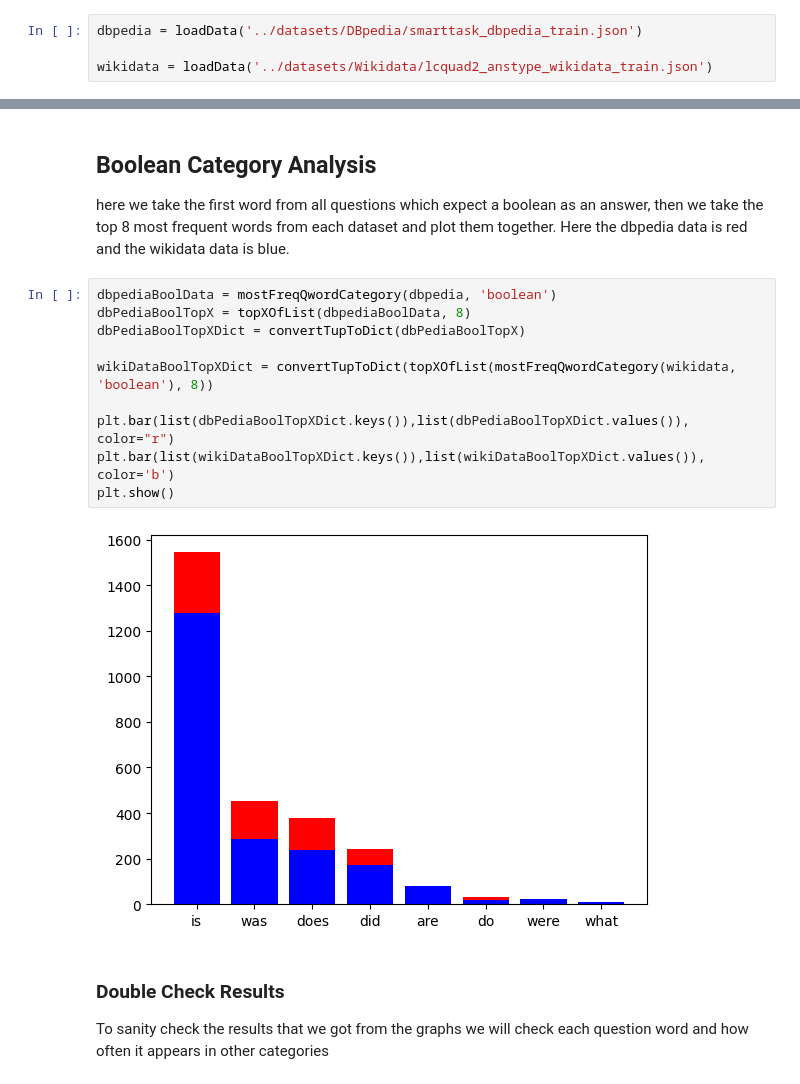
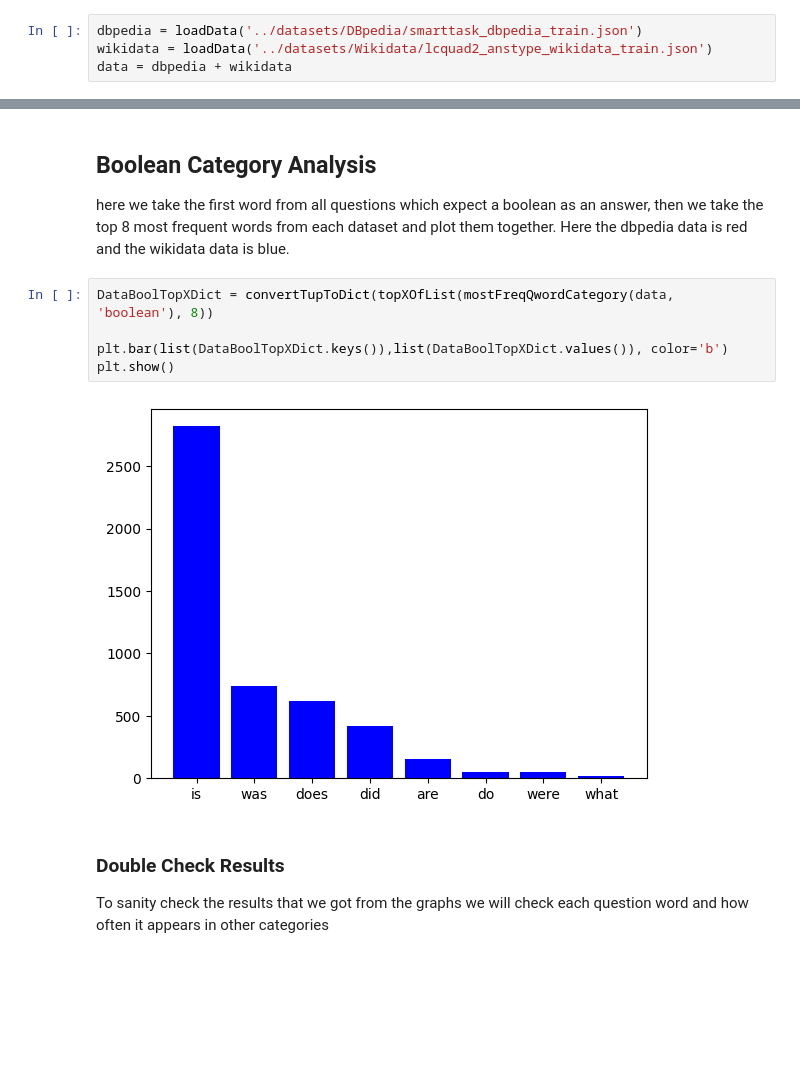
Before and after one commit to sbthepotato/DAT640-Project-22H, a Jupyter notebook: analysis/analysis.ipynb, the cells around one changed output, grey strips where cells are left out. Saved outputs shown, nothing was run; the diff lists cells and outputs as text; blank space fills up the shorter version.

```diff
--- a/analysis/analysis.ipynb
+++ b/analysis/analysis.ipynb
@@ -26,8 +26,8 @@ def loadData(filelocation):
         return json.load(file)
 # %%
 dbpedia = loadData('../datasets/DBpedia/smarttask_dbpedia_train.json')
-
 wikidata = loadData('../datasets/Wikidata/lcquad2_anstype_wikidata_train.json')
+data = dbpedia + wikidata
 # %% [markdown]
 ## Category Analysis Functions
 
@@ -112,17 +112,12 @@ def convertTupToDict(tuple):
 
 here we take the first word from all questions which expect a boolean as an answer, then we take the top 8 most frequent words from each dataset and plot them together. Here the dbpedia data is red and the wikidata data is blue.
 # %%
-dbpediaBoolData = mostFreqQwordCategory(dbpedia, 'boolean')
-dbPediaBoolTopX = topXOfList(dbpediaBoolData, 8)
-dbPediaBoolTopXDict = convertTupToDict(dbPediaBoolTopX)
+DataBoolTopXDict = convertTupToDict(topXOfList(mostFreqQwordCategory(data, 'boolean'), 8))
 
-wikiDataBoolTopXDict = convertTupToDict(topXOfList(mostFreqQwordCategory(wikidata, 'boolean'), 8))
-
-plt.bar(list(dbPediaBoolTopXDict.keys()),list(dbPediaBoolTopXDict.values()), color="r")
-plt.bar(list(wikiDataBoolTopXDict.keys()),list(wikiDataBoolTopXDict.values()), color='b')
+plt.bar(list(DataBoolTopXDict.keys()),list(DataBoolTopXDict.values()), color='b')
 plt.show()
 # %% [output]
-[figure, old version]
+[figure, new version]
 # %% [markdown]
 ### Double Check Results
 
```
Also changed, not shown: parts of 8 cells of this notebook, 11 other files.
